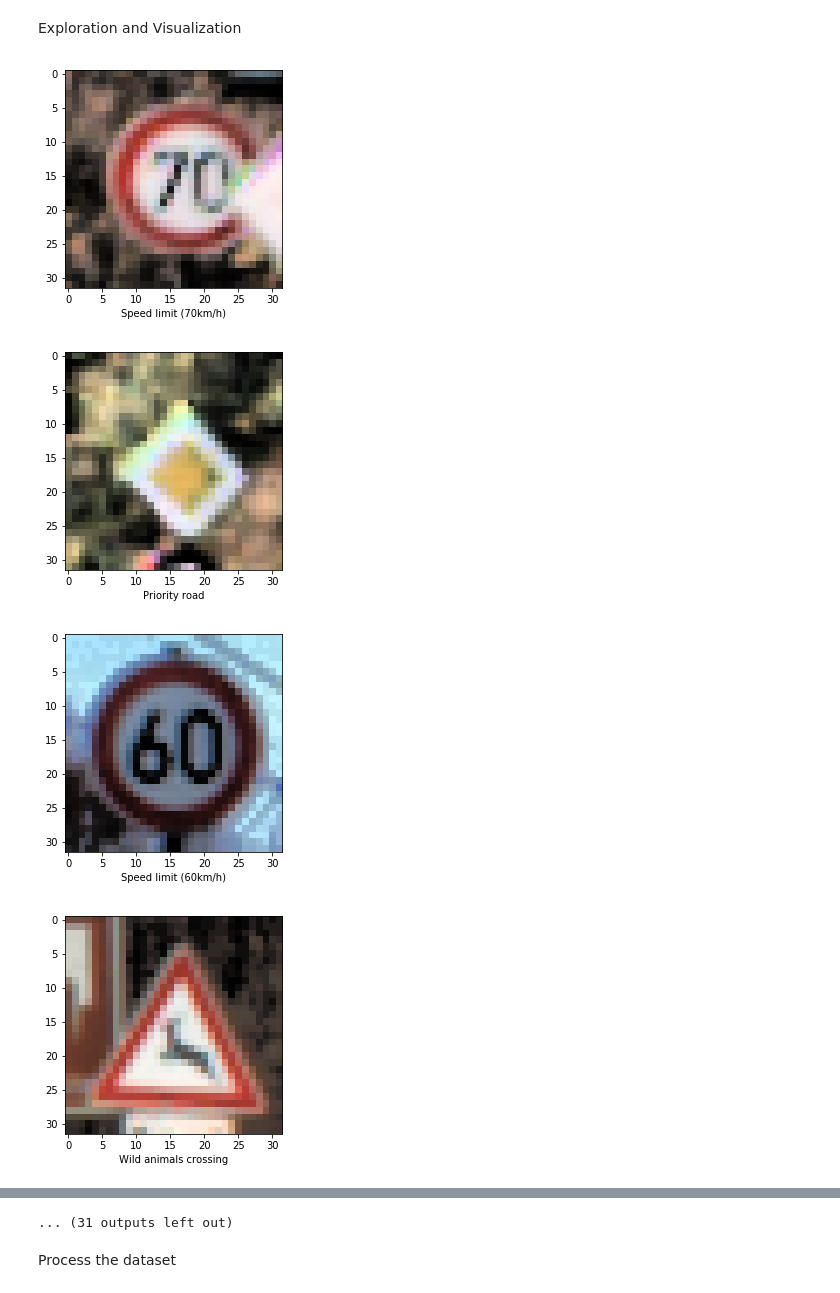
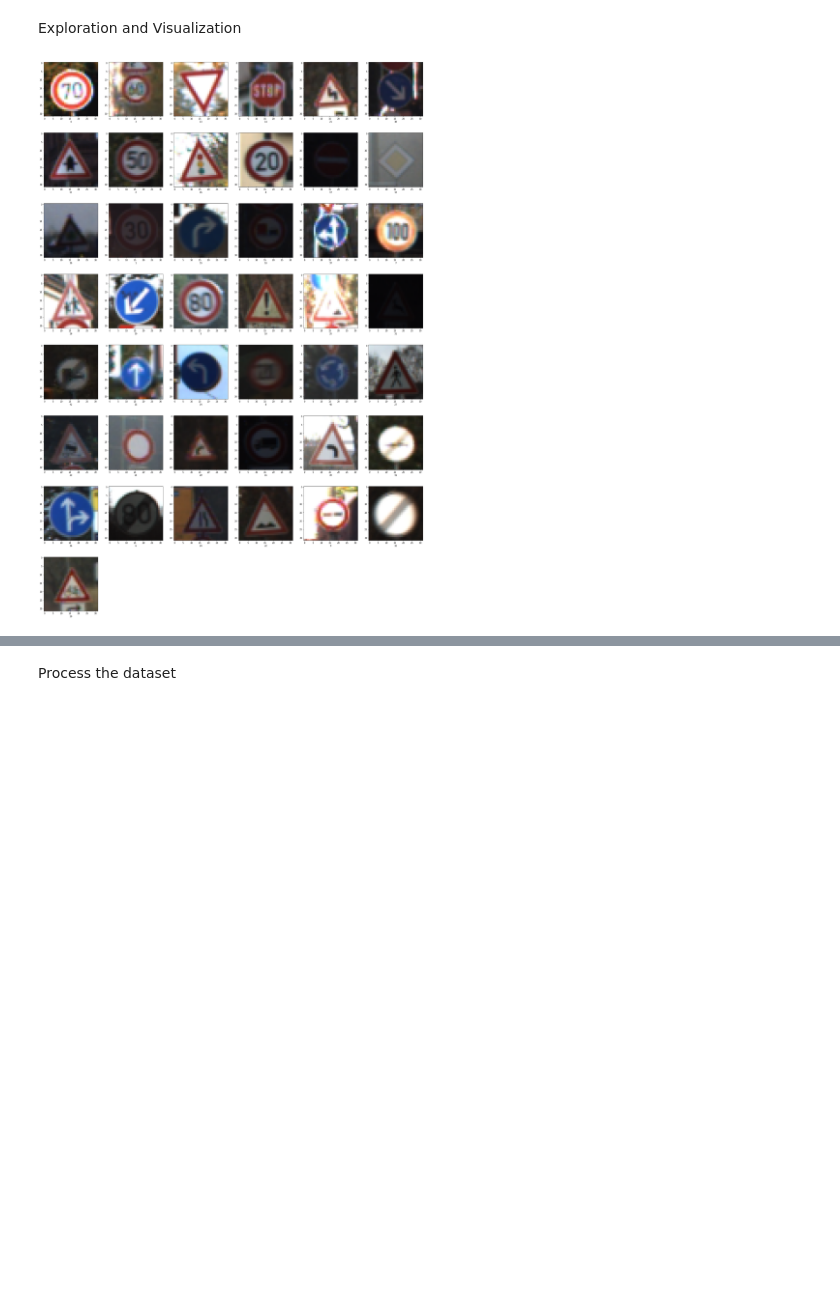
Before and after one commit to cangyu/LambdaFlow, a Jupyter notebook: VE581/HW2/Traffic_CNN.ipynb, the cells around one changed output, grey strips where cells are left out. Saved outputs shown, nothing was run; the diff lists cells and outputs as text; code cells hidden in the pictures; blank space fills up the shorter version.

```diff
--- a/VE581/HW2/Traffic_CNN.ipynb
+++ b/VE581/HW2/Traffic_CNN.ipynb
@@ -98,23 +122,19 @@ Label = [
 # %% [markdown]
 Exploration and Visualization
 # %%
-if not os.path.exists('sample'):
-    os.mkdir('sample')
-
 flag = np.zeros(NumOfClass, dtype=int)
 cnt = NumOfClass
+plt.figure(figsize=(32, 48))
 while cnt > 0:
     idx = randint(1, len(y_train))-1
     label = y_train[idx]
     if flag[label] == 0:
         flag[label] = 1
         cnt -= 1
+        plt.subplot(8, 6, NumOfClass-cnt)
         plt.imshow(x_train[idx])
-        plt.xlabel(Label[label])
-        plt.savefig('sample/{:d}.png'.format(label))
-        plt.show()
+        plt.xlabel(str(label))
+plt.savefig('explore.png', dpi=300)
+plt.show()
 # %% [output]
-[figure, old version]
+[figure, new version]
-[figure, removed]
-[figure, removed]
-[figure, removed]
@@ -129,4 +141,3 @@ while cnt > 0:
-... (31 outputs left out)
 # %% [markdown]
 Process the dataset
 # %%
```
Also changed, not shown: parts of 13 cells of this notebook, 2 other files.
